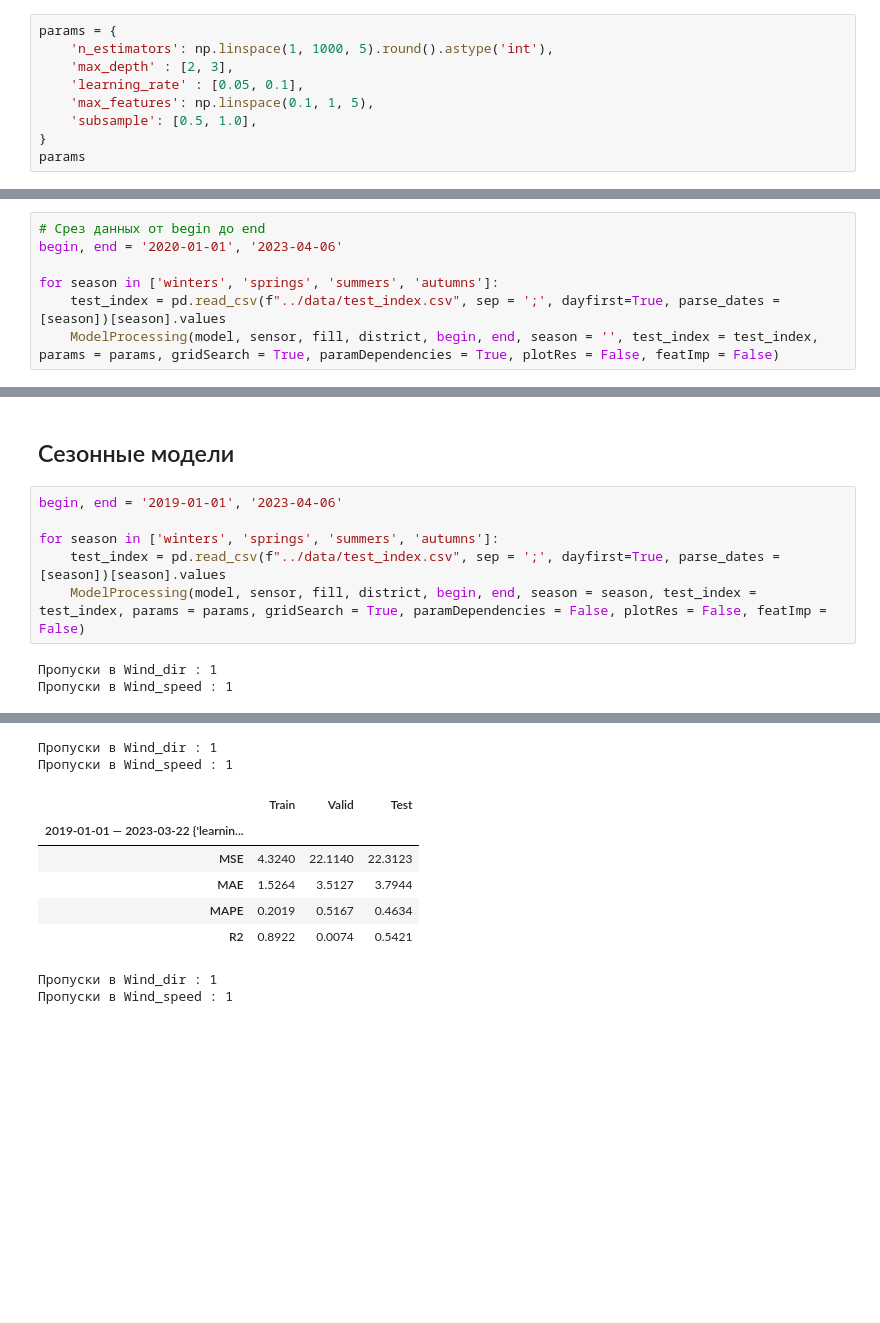
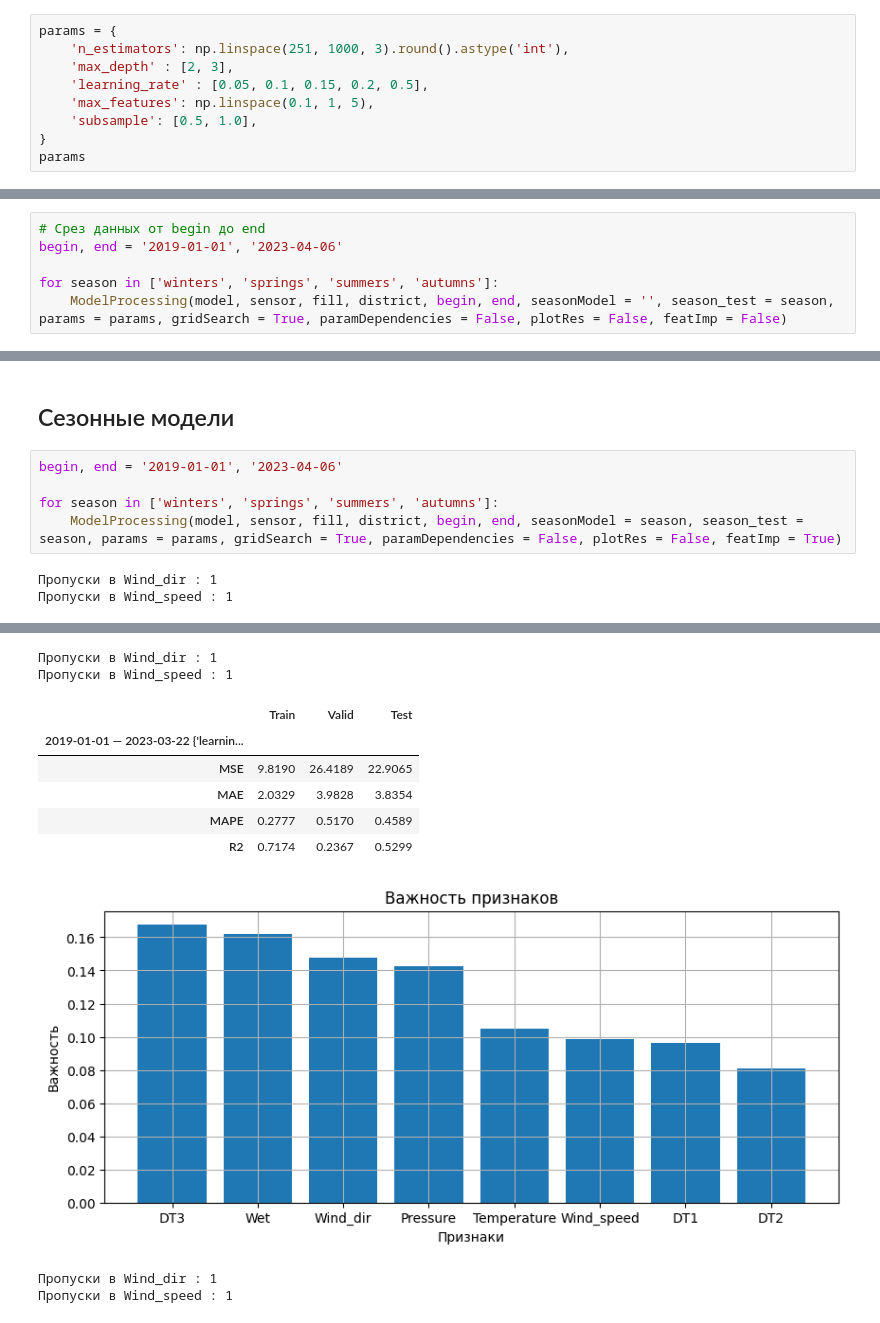
Before and after one commit to Nikita-Lev/Forecasting-PM-2.5-in-the-atmosphere-of-Krasnoyarsk, a Jupyter notebook: XGBoost/XGBoost.ipynb, the cells around one changed output, grey strips where cells are left out. Cells and saved outputs as stored; diff of their text form; blank space fills up the shorter version.

```diff
--- a/XGBoost/XGBoost.ipynb
+++ b/XGBoost/XGBoost.ipynb
@@ -17,9 +20,9 @@ district = 'Mean'
 #savePath = 'Results/Results RF large periods.xlsx'
 # %%
 params = {
-    'n_estimators': np.linspace(1, 1000, 5).round().astype('int'),
+    'n_estimators': np.linspace(251, 1000, 3).round().astype('int'),
     'max_depth' : [2, 3],
-    'learning_rate' : [0.05, 0.1],
+    'learning_rate' : [0.05, 0.1, 0.15, 0.2, 0.5],
     'max_features': np.linspace(0.1, 1, 5),
     'subsample': [0.5, 1.0],
 }
@@ -36,11 +48,10 @@ params
 model = GradientBoostingRegressor(random_state = 100)
 # %%
 # Срез данных от begin до end
-begin, end = '2020-01-01', '2023-04-06'
+begin, end = '2019-01-01', '2023-04-06'
 
 for season in ['winters', 'springs', 'summers', 'autumns']:
-    test_index = pd.read_csv(f"../data/test_index.csv", sep = ';', dayfirst=True, parse_dates = [season])[season].values
-    ModelProcessing(model, sensor, fill, district, begin, end, season = '', test_index = test_index, params = params, gridSearch = True, paramDependencies = True, plotRes = False, featImp = False)
+    ModelProcessing(model, sensor, fill, district, begin, end, seasonModel = '', season_test = season, params = params, gridSearch = True, paramDependencies = False, plotRes = False, featImp = False)
 # %% [output]
 Пропуски в Wind_dir : 1
 Пропуски в Wind_speed : 1
@@ -79,8 +91,7 @@ for season in ['winters', 'springs', 'summers', 'autumns']:
 begin, end = '2019-01-01', '2023-04-06'
 
 for season in ['winters', 'springs', 'summers', 'autumns']:
-    test_index = pd.read_csv(f"../data/test_index.csv", sep = ';', dayfirst=True, parse_dates = [season])[season].values
-    ModelProcessing(model, sensor, fill, district, begin, end, season = season, test_index = test_index, params = params, gridSearch = True, paramDependencies = False, plotRes = False, featImp = False)
+    ModelProcessing(model, sensor, fill, district, begin, end, seasonModel = season, season_test = season, params = params, gridSearch = True, paramDependencies = False, plotRes = False, featImp = True)
 # %% [output]
 Пропуски в Wind_dir : 1
 Пропуски в Wind_speed : 1
@@ -101,11 +114,12 @@ for season in ['winters', 'springs', 'summers', 'autumns']:
 Пропуски в Wind_dir : 1
 Пропуски в Wind_speed : 1
 |  | Train | Valid | Test |
 | 2019-01-01 — 2023-03-22 {'learnin... |  |  |  |
-| MSE | 4.3240 | 22.1140 | 22.3123 |
-| MAE | 1.5264 | 3.5127 | 3.7944 |
-| MAPE | 0.2019 | 0.5167 | 0.4634 |
-| R2 | 0.8922 | 0.0074 | 0.5421 |
+| MSE | 9.8190 | 26.4189 | 22.9065 |
+| MAE | 2.0329 | 3.9828 | 3.8354 |
+| MAPE | 0.2777 | 0.5170 | 0.4589 |
+| R2 | 0.7174 | 0.2367 | 0.5299 |
+[figure, added]
 Пропуски в Wind_dir : 1
 Пропуски в Wind_speed : 1
 |  | Train | Valid | Test |
```
Also changed, not shown: parts of 5 cells of this notebook, 2 other files.
